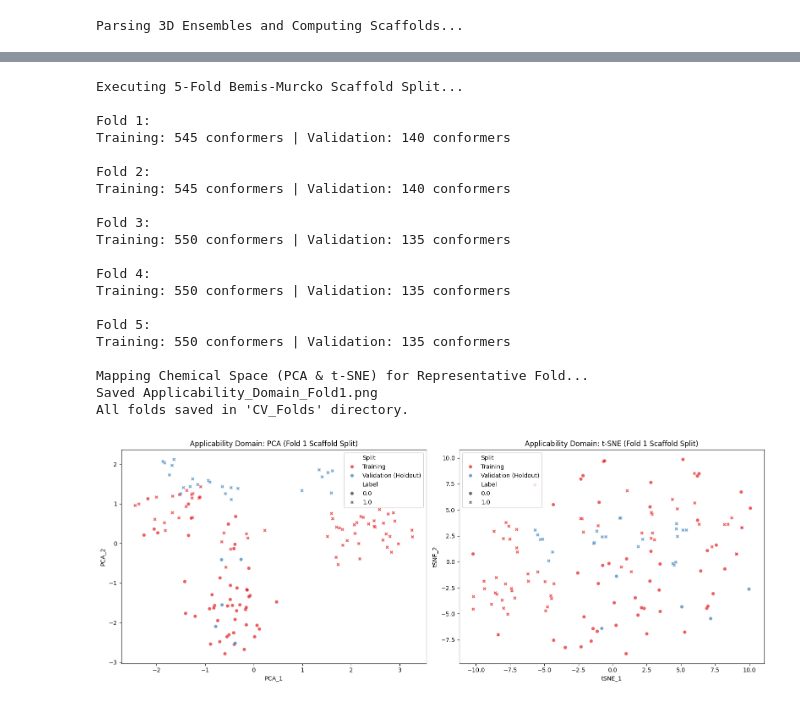
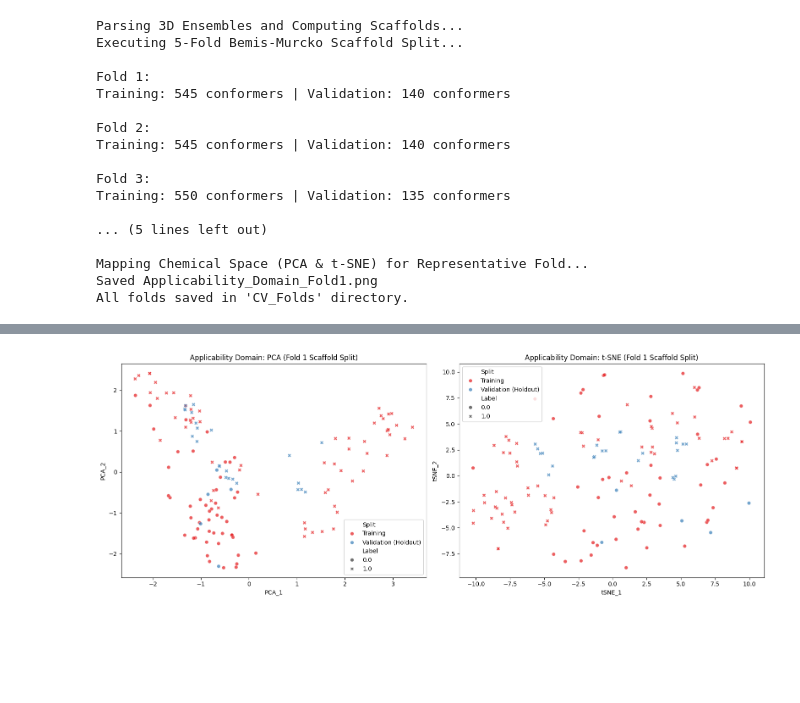
Before and after one commit to obedglanson/senior_project_slc6a14, a Jupyter notebook: split_AD.ipynb, the cells around one changed output, grey strips where cells are left out. Saved outputs shown, nothing was run; the diff lists cells and outputs as text; code cells hidden in the pictures; blank space fills up the shorter version.

Commit message:
fix AD bug by removing validation set from plot. updated morgan fingerprint generator

```diff
--- a/split_AD.ipynb
+++ b/split_AD.ipynb
@@ -20,6 +20,7 @@ from rdkit.Chem.Scaffolds import MurckoScaffold
 from sklearn.model_selection import GroupKFold
 from sklearn.decomposition import PCA
 from sklearn.manifold import TSNE
+
 import matplotlib.pyplot as plt
 import seaborn as sns
 import warnings
@@ -28,6 +29,8 @@ warnings.filterwarnings('ignore')
 def extract_scaffolds_and_features(sdf_path, label, dataset_name):
     """Parses SDF, calculates Murcko Scaffolds, and generates Morgan Fingerprints."""
     supplier = Chem.SDMolSupplier(sdf_path, removeHs=False)
+
+    morgan_gen = AllChem.GetMorganGenerator(radius=2, fpSize=2048)
 
     data = []
     for mol in supplier:
@@ -42,8 +45,12 @@ def extract_scaffolds_and_features(sdf_path, label, dataset_name):
         # 1. Bemis-Murcko Scaffold Calculation
         scaffold = MurckoScaffold.MurckoScaffoldSmiles(mol=mol_2d, includeChirality=False)
 
-        # 2. Morgan Fingerprints (For AD)
-        fp = AllChem.GetMorganFingerprintAsBitVect(mol_2d, 2, nBits=2048)
+        # Prevent empty string collisions for acyclic molecules
+        if not scaffold:
+            scaffold = Chem.MolToSmiles(mol_2d)
+
+        # 2. Morgan Fingerprints
+        fp = morgan_gen.GetFingerprint(mol_2d)
         fp_array = np.zeros((0,), dtype=np.int8)
         Chem.DataStructs.ConvertToNumpyArray(fp, fp_array)
 
@@ -53,7 +60,7 @@ def extract_scaffolds_and_features(sdf_path, label, dataset_name):
             'Label': label,
             'Dataset': dataset_name,
             'Fingerprint': fp_array,
-            'Mol_Object': mol # Keeps the 3D hydrogens and coordinates safe for export
+            'Mol_Object': mol # Keeps the 3D hydrogens and coordinates safe
         })
 
     return pd.DataFrame(data)
@@ -107,17 +114,29 @@ print("\nMapping Chemical Space (PCA & t-SNE) for Representative Fold...")
 # Deduplicate by Parent_ID so it doesnt plot 5 overlapping 2D points per 3D molecule
 df_plot = df_mapped_fold1.drop_duplicates(subset=['Parent_ID']).copy()
 
-X_embeddings = np.stack(df_plot['Fingerprint'].values)
+# Separate train and val sets to prevent PCA data leakage
+train_mask = df_plot['Split'] == 'Training'
+val_mask = df_plot['Split'] == 'Validation (Holdout)'
 
-# PCA
+X_train = np.stack(df_plot[train_mask]['Fingerprint'].values)
+X_val = np.stack(df_plot[val_mask]['Fingerprint'].values)
+X_all = np.stack(df_plot['Fingerprint'].values)
+
+# PCA - Strictly fit on Training space, project Validation space
 pca = PCA(n_components=2)
-pca_results = pca.fit_transform(X_embeddings)
+X_train_pca = pca.fit_transform(X_train)
+X_val_pca = pca.transform(X_val)
+
+# Recombine PCA results into the dataframe safely
+pca_results = np.zeros((len(df_plot), 2))
+pca_results[train_mask] = X_train_pca
+pca_results[val_mask] = X_val_pca
 df_plot['PCA_1'] = pca_results[:, 0]
 df_plot['PCA_2'] = pca_results[:, 1]
 
-# t-SNE
+# t-SNE - Transductive, so we must run on the combined dataset
 tsne = TSNE(n_components=2, perplexity=30, random_state=42)
-tsne_results = tsne.fit_transform(X_embeddings)
+tsne_results = tsne.fit_transform(X_all)
 df_plot['tSNE_1'] = tsne_results[:, 0]
 df_plot['tSNE_2'] = tsne_results[:, 1]
 
@@ -140,3 +159,19 @@ print("Saved Applicability_Domain_Fold1.png")
 print("All folds saved in 'CV_Folds' directory.")
 # %% [output]
 Parsing 3D Ensembles and Computing Scaffolds...
+Executing 5-Fold Bemis-Murcko Scaffold Split...
+
+Fold 1:
+Training: 545 conformers | Validation: 140 conformers
+
+Fold 2:
+Training: 545 conformers | Validation: 140 conformers
+
+Fold 3:
+Training: 550 conformers | Validation: 135 conformers
+
+... (5 lines left out)
+
+Mapping Chemical Space (PCA & t-SNE) for Representative Fold...
+Saved Applicability_Domain_Fold1.png
+All folds saved in 'CV_Folds' directory.
@@ -160,21 +178 @@ Parsing 3D Ensembles and Computing Scaffolds...
-Executing 5-Fold Bemis-Murcko Scaffold Split...
-
-Fold 1:
-Training: 545 conformers | Validation: 140 conformers
-
-Fold 2:
-Training: 545 conformers | Validation: 140 conformers
-
-Fold 3:
-Training: 550 conformers | Validation: 135 conformers
-
-Fold 4:
-Training: 550 conformers | Validation: 135 conformers
-
-Fold 5:
-Training: 550 conformers | Validation: 135 conformers
-
-Mapping Chemical Space (PCA & t-SNE) for Representative Fold...
-Saved Applicability_Domain_Fold1.png
-All folds saved in 'CV_Folds' directory.
-[figure, old version]
+[figure, new version]
```
Also changed, not shown: parts of 3 cells of this notebook.
